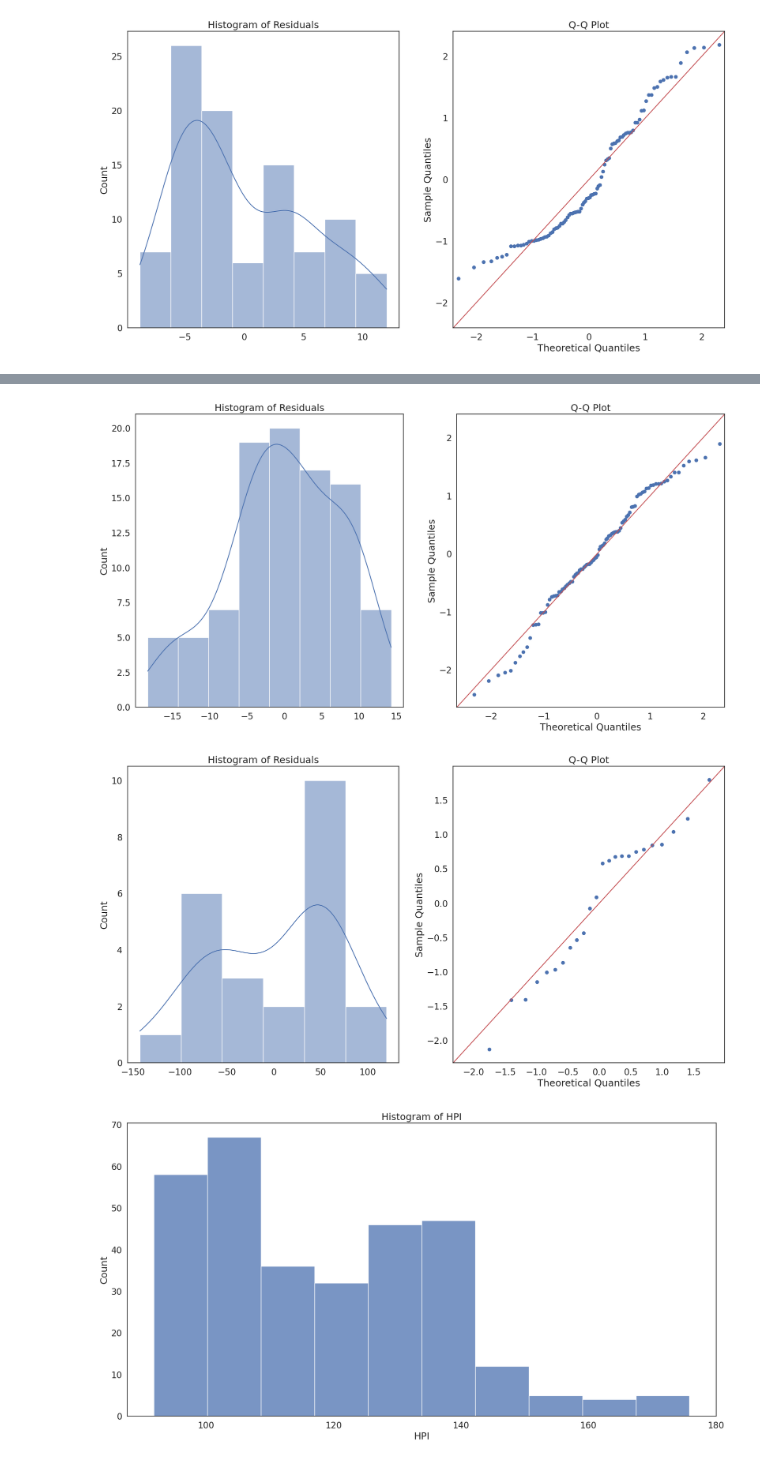
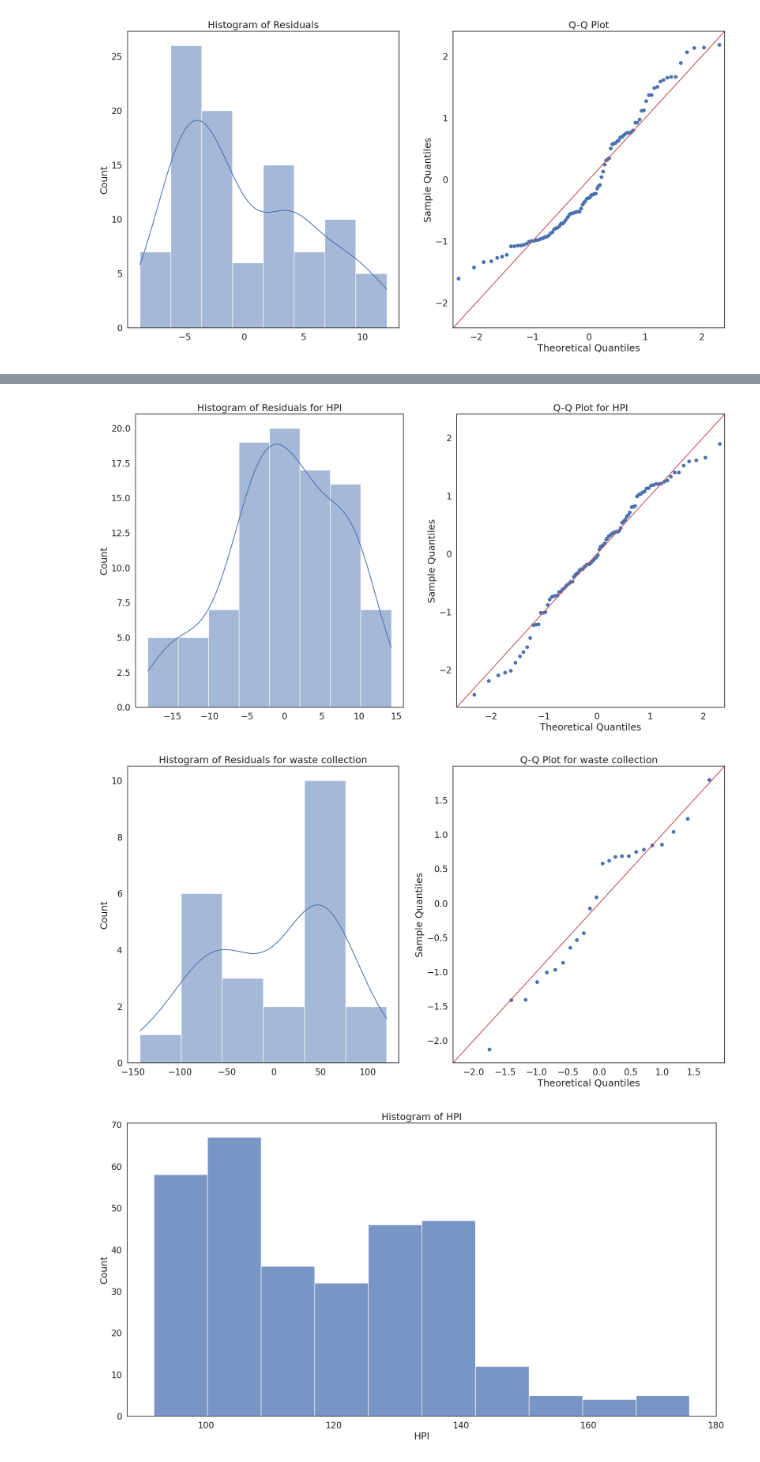
Before and after one commit to haruhiysd/QM-Group-Project, a Jupyter notebook: Panel_regression_NO_COVID.ipynb, the cells around one changed output, grey strips where cells are left out. Cells and saved outputs as stored; diff of their text form; code cells hidden in the pictures.

```diff
--- a/Panel_regression_NO_COVID.ipynb
+++ b/Panel_regression_NO_COVID.ipynb
@@ -28,6 +27,7 @@ df = pd.read_csv('merged_df_3.csv')
 df['Monthly_number_of_tourists_millions'] = df['Monthly_number_of_tourists'] / 1000000
 df['Total_mixed_waste_millions'] = df['Total_mixed_waste'] / 1000000
 df['Yearly_tourist_numbers_millions'] = df['Yearly_tourist_numbers'] / 1000000
+df['Monthly_number_of_tourists_thousands'] = df['Monthly_number_of_tourists'] / 1000
 # %%
 df['Period'] = pd.to_datetime(df['Period'])
 df = df[df['Period'] <= '2019-10-01'].reset_index(drop=True) # filter out covid years
@@ -80,6 +79,7 @@ df.head()
 | 4 | 05 Canarias | 2007-01-01 | NaN | NaN | NaN | 132.560 | ... |
 # %%
 df['Population_millions'] = df['Population'] / 1000000
+df['Population_thousands'] = df['Population'] / 1000
 # %%
 filtered_df_only_AC = df[~df['Autonomous_community'].isin(['Nacional', 'Otras Comunidades Autónomas'])]
 filtered_df_quarterly_only_AC = df_quarterly[~df_quarterly['Autonomous_community'].isin(['Nacional', 'Otras Comunidades Autónomas'])]
@@ -696,31 +742,31 @@ plt.rcParams["figure.figsize"] = [20, 10]
 
 f, axes = plt.subplots(1, 2)
 sns.histplot(residuals, kde=True, ax=axes[0]) # plot the residuals
-axes[0].set_title('Histogram of Residuals') # add a title
+axes[0].set_title('Histogram of Residuals for HPI') # add a title
 
 sm.qqplot(residuals, line='45', fit=True,  ax=axes[1]) # plot the residuals
-axes[1].set_title('Q-Q Plot') # add a title
+axes[1].set_title('Q-Q Plot for HPI') # add a title
 
 plt.show() # show the plot
 # %% [output]
-[figure, old version]
+[figure, new version]
 # %%
 model = ols('total_waste_capita ~  Monthly_number_of_tourists_millions + GDP_per_capita + Population', data=filtered_df_top_six).fit()  # fit a model
 residuals = model.resid # get the residuals
 
 # make the figure wider
 plt.rcParams["figure.figsize"] = [20, 10]
 
 f, axes = plt.subplots(1, 2)
 sns.histplot(residuals, kde=True, ax=axes[0]) # plot the residuals
-axes[0].set_title('Histogram of Residuals') # add a title
+axes[0].set_title('Histogram of Residuals for waste collection') # add a title
 
 sm.qqplot(residuals, line='45', fit=True,  ax=axes[1]) # plot the residuals
-axes[1].set_title('Q-Q Plot') # add a title
+axes[1].set_title('Q-Q Plot for waste collection') # add a title
 
 plt.show() # show the plot
 # %% [output]
-[figure, old version]
+[figure, new version]
 # %%
    # Histogram
    sns.histplot(filtered_df_top_six['HPI'], kde=False)
```
Also changed, not shown: parts of 12 cells of this notebook.
